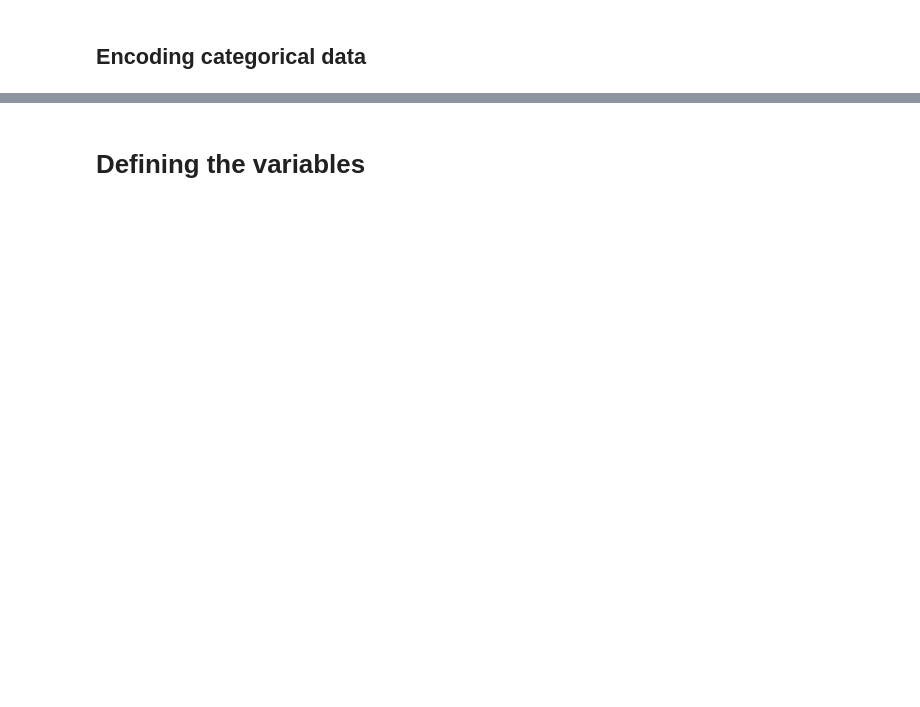
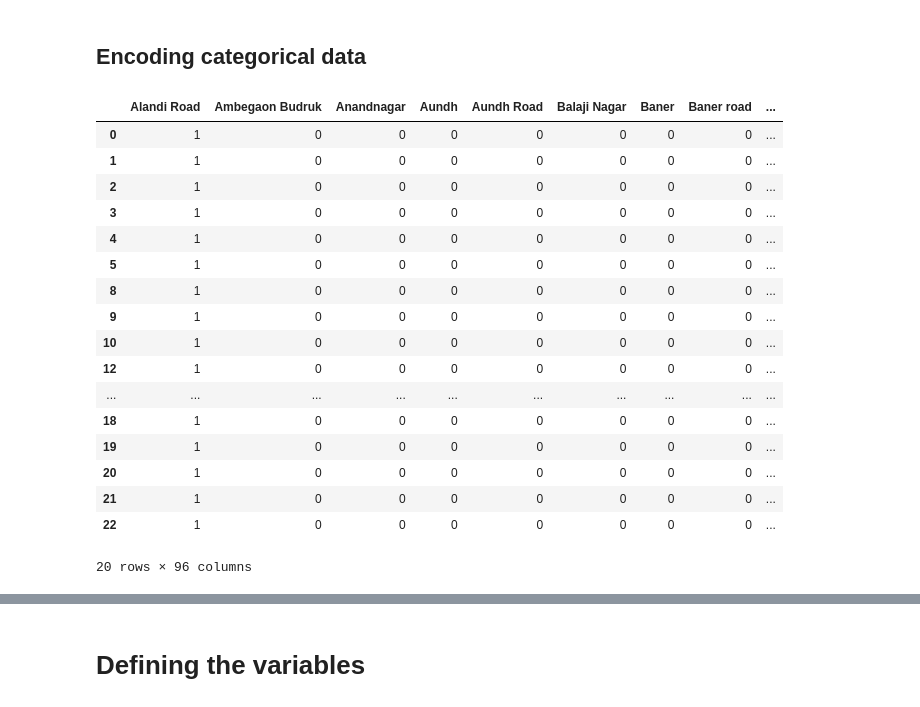
Before and after one commit to imageadhikari/Housing-Price-Predictor, a Jupyter notebook: predictor.ipynb, the cells around one changed output, grey strips where cells are left out. Drawn from its saved outputs; the diff is of its cells as text; code cells hidden in the pictures; blank space fills up the shorter version.

```diff
--- a/predictor.ipynb
+++ b/predictor.ipynb
@@ -734,6 +481,25 @@ plt.ylabel("Price")
 # %% [markdown]
 ## Encoding categorical data
 # %%
-dummies = pd.get_dummies(df8.site_location)
+dummies = pd.get_dummies(df9.site_location)
 dummies.head(20)
+# %% [output]
+|  | Alandi Road | Ambegaon Budruk | Anandnagar | Aundh | Aundh Road | Balaji Nagar | Baner | Baner road | ... |
+| 0 | 1 | 0 | 0 | 0 | 0 | 0 | 0 | 0 | ... |
+| 1 | 1 | 0 | 0 | 0 | 0 | 0 | 0 | 0 | ... |
+| 2 | 1 | 0 | 0 | 0 | 0 | 0 | 0 | 0 | ... |
+| 3 | 1 | 0 | 0 | 0 | 0 | 0 | 0 | 0 | ... |
+| 4 | 1 | 0 | 0 | 0 | 0 | 0 | 0 | 0 | ... |
+| 5 | 1 | 0 | 0 | 0 | 0 | 0 | 0 | 0 | ... |
+| 8 | 1 | 0 | 0 | 0 | 0 | 0 | 0 | 0 | ... |
+| 9 | 1 | 0 | 0 | 0 | 0 | 0 | 0 | 0 | ... |
+| 10 | 1 | 0 | 0 | 0 | 0 | 0 | 0 | 0 | ... |
+| 12 | 1 | 0 | 0 | 0 | 0 | 0 | 0 | 0 | ... |
+| ... | ... | ... | ... | ... | ... | ... | ... | ... | ... |
+| 18 | 1 | 0 | 0 | 0 | 0 | 0 | 0 | 0 | ... |
+| 19 | 1 | 0 | 0 | 0 | 0 | 0 | 0 | 0 | ... |
+| 20 | 1 | 0 | 0 | 0 | 0 | 0 | 0 | 0 | ... |
+| 21 | 1 | 0 | 0 | 0 | 0 | 0 | 0 | 0 | ... |
+| 22 | 1 | 0 | 0 | 0 | 0 | 0 | 0 | 0 | ... |
+20 rows × 96 columns
 # %%
```
Also changed, not shown: parts of 64 cells of this notebook, 3 other files.
